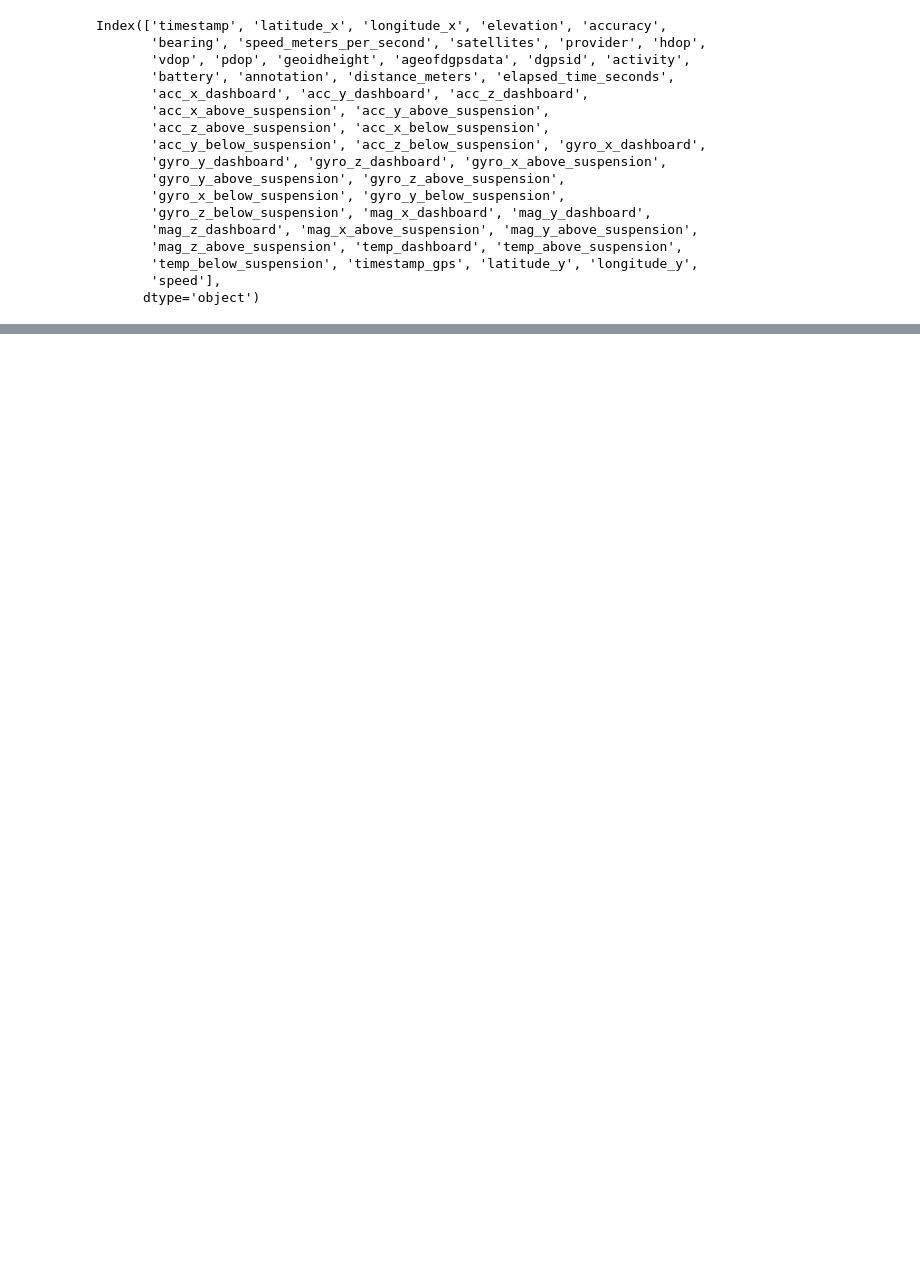
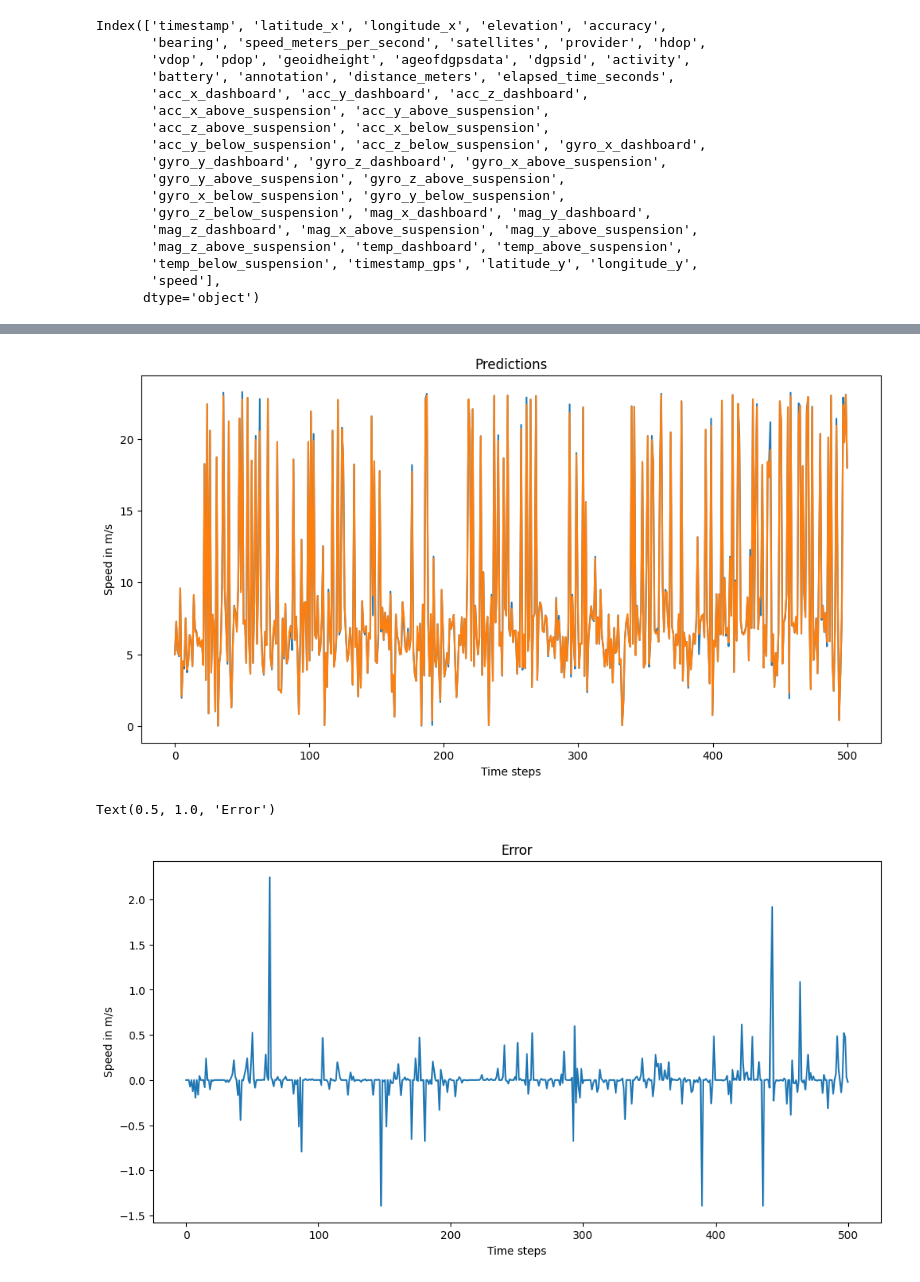
Before and after one commit to binDebug3/CarKalmanFilter, a Jupyter notebook: gwen.ipynb, the cells around one changed output, grey strips where cells are left out. Cells and saved outputs as stored; diff of their text form; code cells hidden in the pictures; blank space fills up the shorter version.

```diff
--- a/gwen.ipynb
+++ b/gwen.ipynb
@@ -425,12 +429,12 @@ for i in range(6):
     #H[i + 3, i + 6] = 0
    #H[i + 3, i + 6] = 0
 print(H)
-'''H = np.array([[1., 0, 0., 0., 0., 0., 0., 0., 0.],
+H = np.array([[1., 0, 0., 0., 0., 0., 0., 0., 0.],
             [0., 1, 0., 0., 0., 0., 0., 0., 0.,],
-            [0., 0.,0, 0., 0., 0., 1, 0., 0.],
-            [0., 0., 0., 0, 0, 0., 0., 1, 0],
-            [0., 0., 0., 0, 0, 0., 0., 0., 1],
-            [0., 0., 1, 0., 0., 0., 0., 0., 0]])'''
+            [0., 0.,1, 0., 0., 0., 0, 0., 0.],
+            [0., 0., 0., 0, 0, 0., 1., 0, 0],
+            [0., 0., 0., 0, 0, 0., 0., 1., 0],
+            [0., 0., 1, 0., 0., 0., 0., 0., 1]])
 
 # initial state
 x0 = np.zeros(6)
@@ -761,0 +1064,19 @@ print(acc)
+# %%
+domain = np.linspace(0,len(y_test[:500]),len(y_test[:500]))
+plt.figure(figsize=(12, 6))
+plt.plot(domain,y_test[:500])
+plt.plot(domain, y_pred[:500])
+plt.ylabel("Speed in m/s")
+plt.xlabel("Time steps")
+plt.title("Predictions")
+plt.show()
+
+plt.figure(figsize=(12, 6))
+plt.plot(domain, y_test[:500]-y_pred[:500])
+plt.ylabel("Speed in m/s")
+plt.xlabel("Time steps")
+plt.title("Error")
+# %% [output]
+[figure, added]
+Text(0.5, 1.0, 'Error')
+[figure, added]
```
Also changed, not shown: parts of 24 cells of this notebook.
